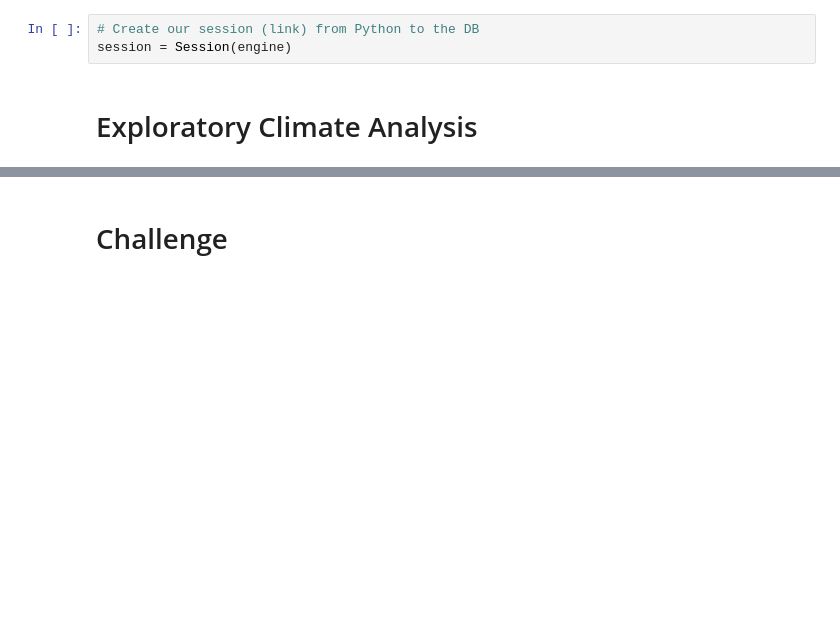
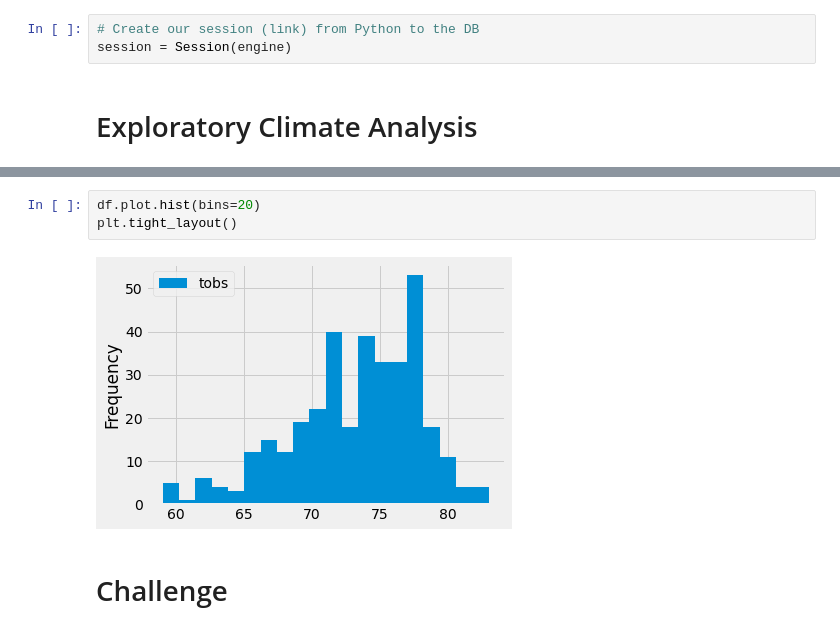
Before and after one commit to tchal100/surfs_up, a Jupyter notebook: climate_analysis.ipynb, the cells around one changed output, grey strips where cells are left out. Cells and saved outputs as stored; diff of their text form; blank space fills up the shorter version.

```diff
--- a/climate_analysis.ipynb
+++ b/climate_analysis.ipynb
@@ -70,2 +227,7 @@ session = Session(engine)
+# %%
+df.plot.hist(bins=20)
+plt.tight_layout()
+# %% [output]
+[figure, added]
 # %% [markdown]
 # Challenge
```
Also changed, not shown: parts of 23 cells of this notebook.
